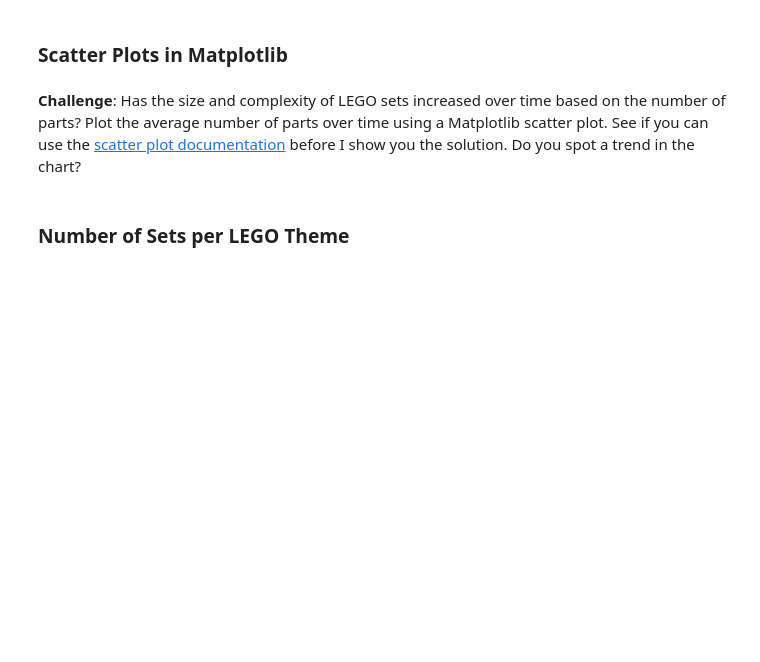
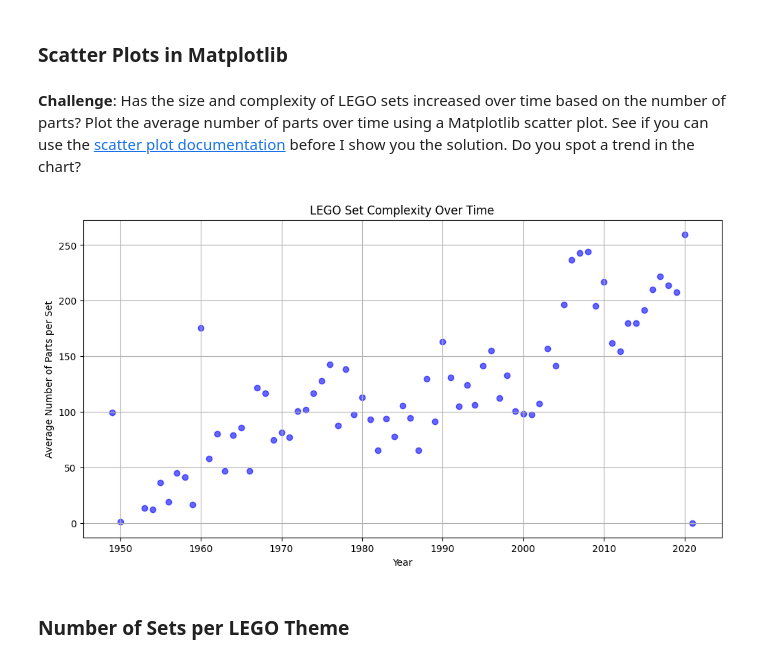
Before and after one commit to Aman88600/100-days-of-code, a Jupyter notebook: Day_74/LEGO Notebook and Data (start)/Lego_Analysis_for_Course_(start).ipynb, the cells around one changed output. Drawn from its saved outputs; the diff is of its cells as text; code cells hidden in the pictures; blank space fills up the shorter version.

```diff
--- a/Day_74/LEGO Notebook and Data (start)/Lego_Analysis_for_Course_(start).ipynb
+++ b/Day_74/LEGO Notebook and Data (start)/Lego_Analysis_for_Course_(start).ipynb
@@ -271,3 +300,13 @@ Name: theme_id, Length: 15710, dtype: int64
 ### Line Charts with Two Seperate Axes
 # %% [markdown]
 **Challenge**: Use the <code>.groupby()</code> and <code>.agg()</code> function together to figure out the average number of parts per set. How many parts did the average LEGO set released in 1954 compared to say, 2017?
+# %%
+# Group by year, and calculate the average number of parts per set
+avg_parts_per_year = df.groupby('year').agg({'num_parts': 'mean'})
+
+# Optionally, rename the column to make it easier to read
+avg_parts_per_year.rename(columns={'num_parts': 'avg_num_parts'}, inplace=True)
+
+# Display average for 1954 and 2017
+print("1954 average parts per set:", avg_parts_per_year.loc[1954])
+print("2017 average parts per set:", avg_parts_per_year.loc[2017])
@@ -275,6 +319,24 @@ Name: theme_id, Length: 15710, dtype: int64
 ### Scatter Plots in Matplotlib
 # %% [markdown]
 **Challenge**: Has the size and complexity of LEGO sets increased over time based on the number of parts? Plot the average number of parts over time using a Matplotlib scatter plot. See if you can use the [scatter plot documentation](https://matplotlib.org/3.1.0/api/_as_gen/matplotlib.pyplot.scatter.html) before I show you the solution. Do you spot a trend in the chart?
+# %%
+# Extract x and y values
+years = avg_parts_per_year.index
+avg_parts = avg_parts_per_year['avg_num_parts']
+
+# Plot scatter
+plt.figure(figsize=(12, 6))
+plt.scatter(years, avg_parts, alpha=0.6, color='blue')
+
+# Labels and title
+plt.title("LEGO Set Complexity Over Time")
+plt.xlabel("Year")
+plt.ylabel("Average Number of Parts per Set")
+plt.grid(True)
+
+plt.show()
+# %% [output]
+[figure, added]
 # %% [markdown]
 ### Number of Sets per LEGO Theme
 # %% [markdown]
```
Also changed, not shown: parts of 10 cells of this notebook.
